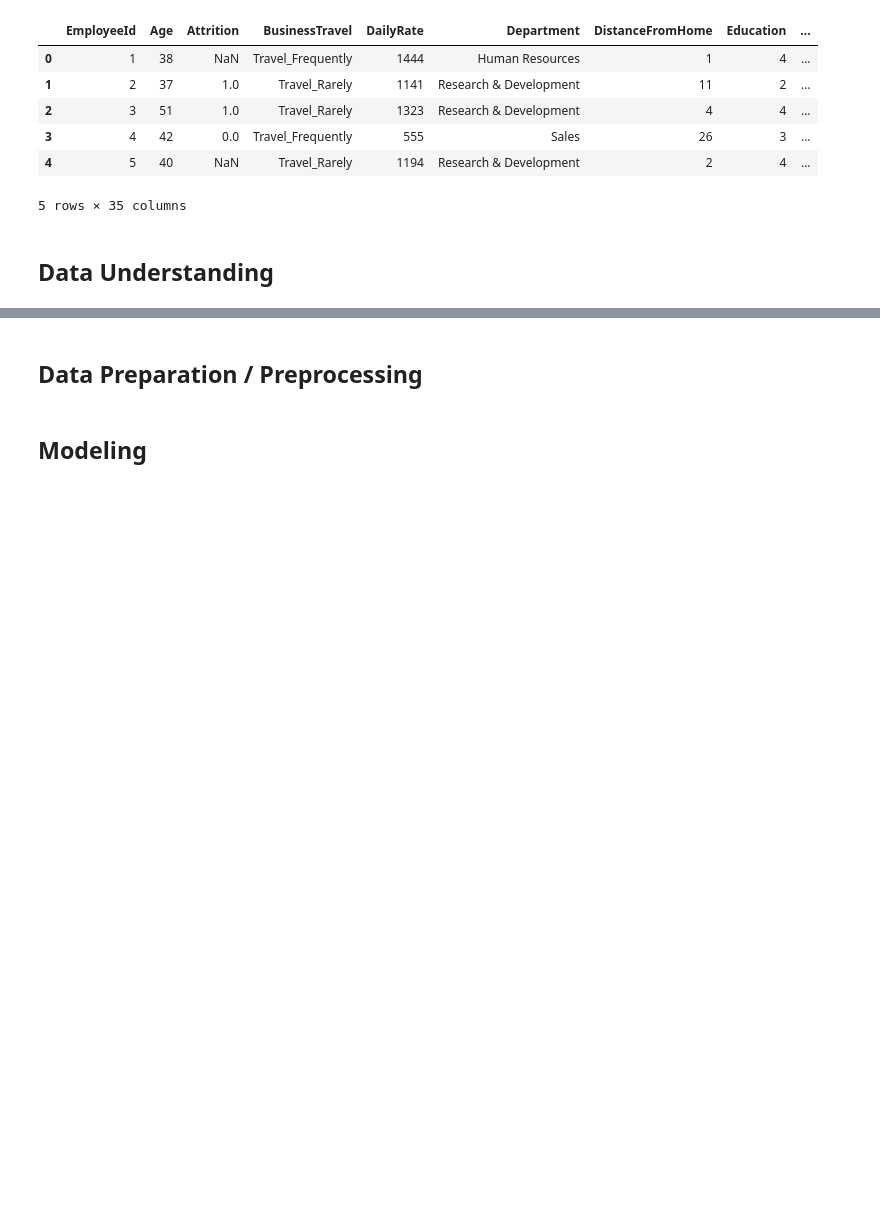
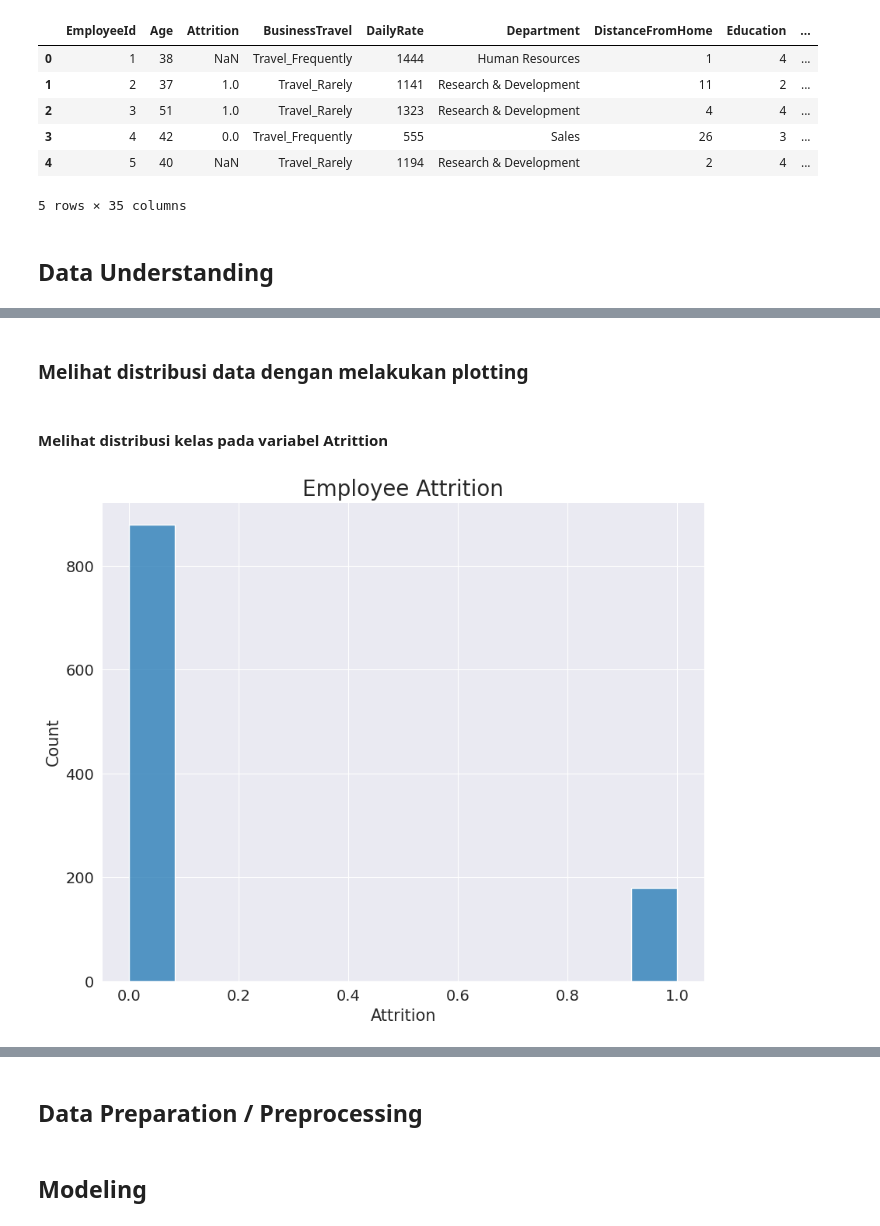
Before and after one commit to Refanz/human-resource-data-science, a Jupyter notebook: notebook.ipynb, the cells around one changed output, grey strips where cells are left out. Drawn from its saved outputs; the diff is of its cells as text; code cells hidden in the pictures; blank space fills up the shorter version.

```diff
--- a/notebook.ipynb
+++ b/notebook.ipynb
@@ -33,0 +185,18 @@ employee_df.head(5)
+# %% [markdown]
+### Melihat distribusi data dengan melakukan plotting
+# %% [markdown]
+#### Melihat distribusi kelas pada variabel Atrittion
+# %%
+plt.figure(figsize=(10, 8))
+sns.histplot(
+    data=employee_df,
+    x="Attrition",
+)
+plt.title("Employee Attrition", fontsize=20)
+plt.tick_params(axis='x', labelsize=14)
+plt.tick_params(axis='y', labelsize=14)
+plt.xlabel("Attrition", fontsize=15)
+plt.ylabel("Count", fontsize=15)
+plt.show()
+# %% [output]
+[figure, added]
```
Also changed, not shown: parts of 40 cells of this notebook, 2 other files.
